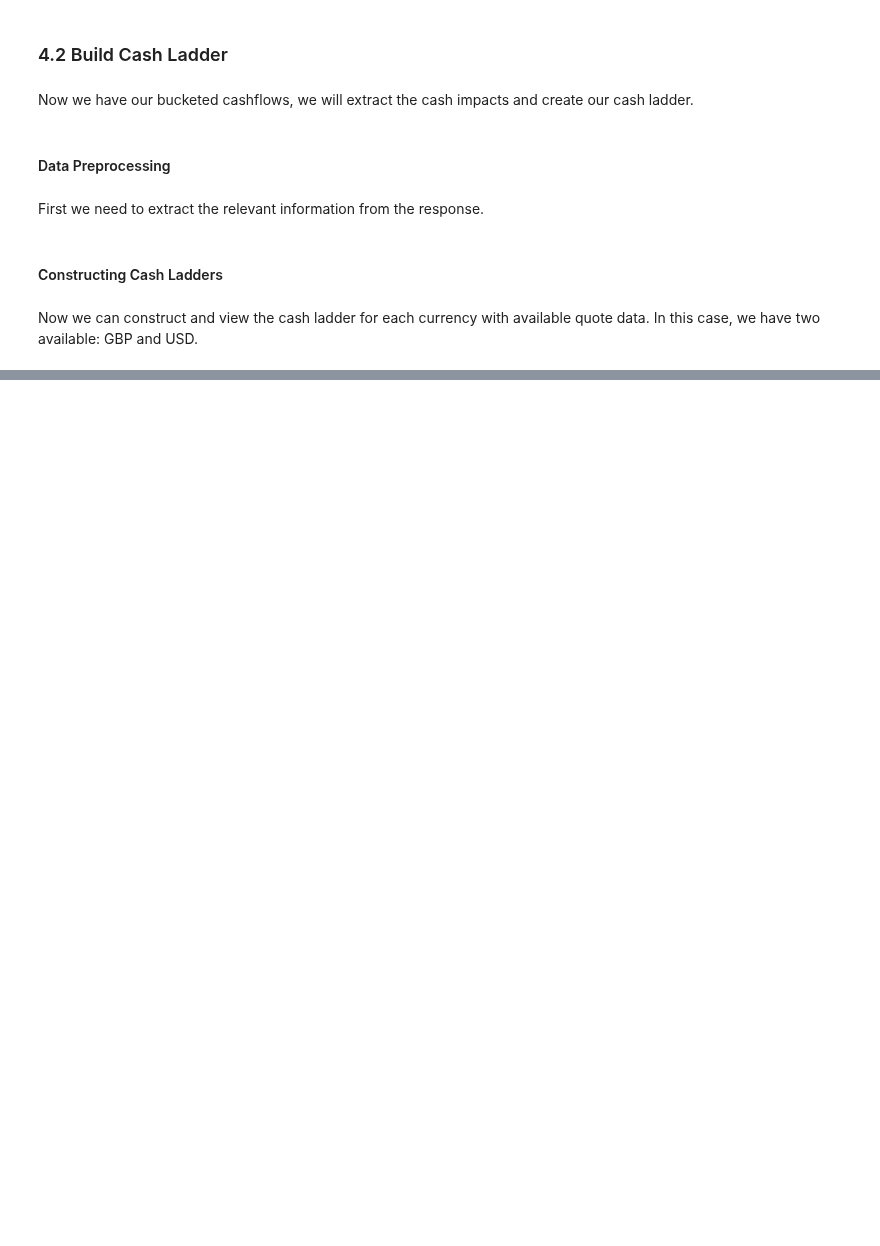
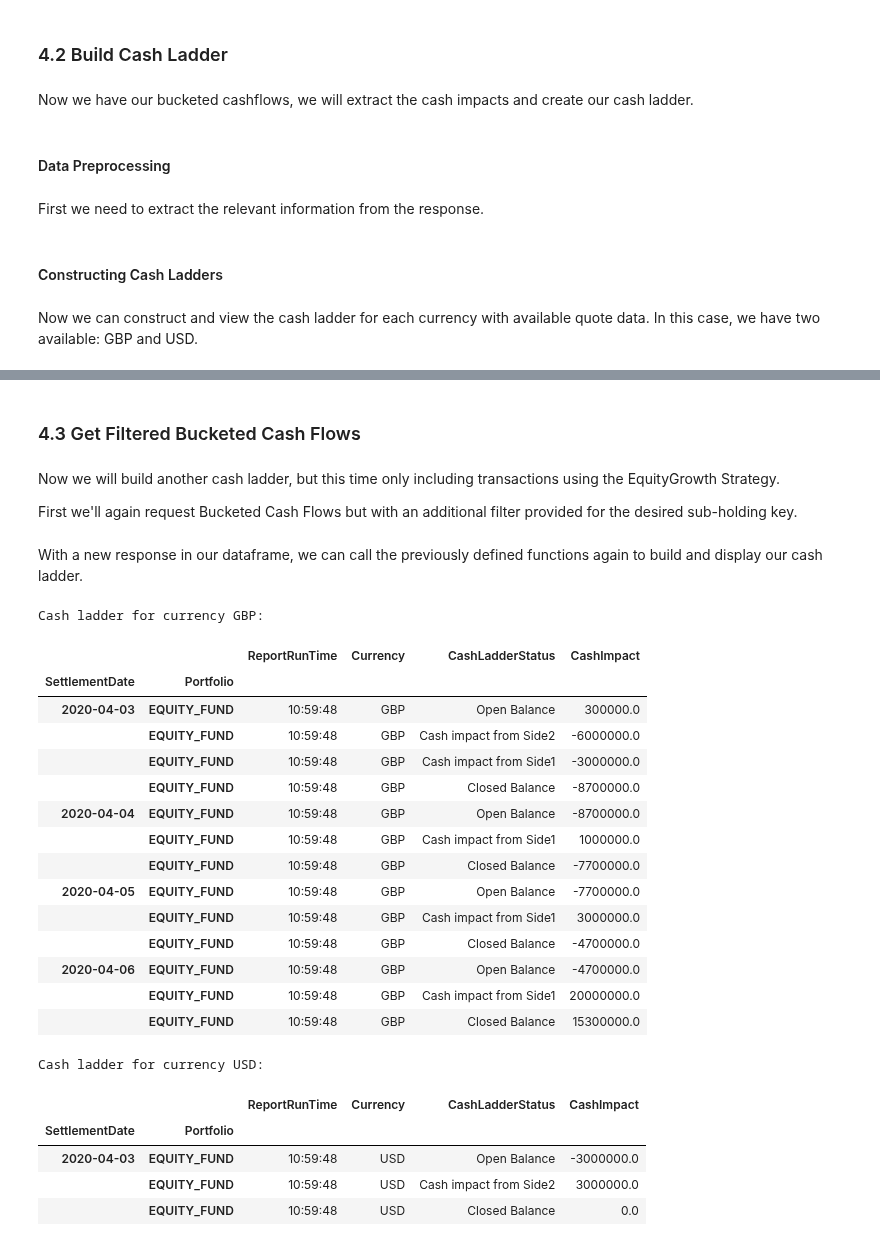
Before and after one commit to finbourne/sample-notebooks, a Jupyter notebook: examples/use-cases/cash-management/Cash ladder.ipynb, the cells around one changed output, grey strips where cells are left out. Drawn from its saved outputs; the diff is of its cells as text; code cells hidden in the pictures; blank space fills up the shorter version.

Commit message:
DF-303 Filter bucketed cashflows and cash ladder by subholding key (#758)
* Example of SHK filtering on Bucketed Cashflows

* Fixed output cell and catch exception

* PR feedback

```diff
--- a/examples/use-cases/cash-management/Cash ladder.ipynb
+++ b/examples/use-cases/cash-management/Cash ladder.ipynb
@@ -191,45 +245,42 @@ We will use the `GetBucketedCashFlows` API endpoint to acquire the data for our
 # %%
-# Set the star and end dates for our cash ladder
+# Set the start and end dates for our cash ladder
 start_date = datetime(year=2020, month=4, day=2, tzinfo=pytz.UTC)
 end_date = datetime(year=2020, month=4, day=10, tzinfo=pytz.UTC)
 
 # Create a string with the current time
-time_now = datetime.now().strftime("%H:%M:%S")
+time_now = datetime.utcnow().strftime("%H:%M:%S")
 
 # Create a request to get the bucketed cashflows
 bucket_response = transaction_portfolio_api.get_bucketed_cash_flows(
     scope=scope,
     code=portfolio_code,
-
     bucketed_cash_flow_request=models.BucketedCashFlowRequest(
         # When bucketing, there is not a unique way to allocate the bucket points. Supported options are: [RoundDown, RoundUp]
-        # See API documentation for reference: https://www.lusid.com/docs/api/#operation/GetBucketedCashFlows
         rounding_method="RoundDown",
-
         # List every day between our start and end dates
         bucketing_dates=[
             start_date + timedelta(days=x) for x in range((end_date - start_date).days)
         ],
-
         # Set the valuation recipe
         recipe_id=models.ResourceId(
             scope=scope,
             code=portfolio_code,
         ),
-
         # Group by date and currency
         group_by=["Valuation/CashFlowDate/RoundDown",
                   "Valuation/CashFlowCurrency"],
-
-        # Add several address for more information
+        # Add several addresses for more information
         addresses=[
-            "Valuation/CashFlowAmount", "Valuation/OpenBalance", "Valuation/CloseBalance", "Valuation/ActivityType", "Valuation/Movements"
+            "Valuation/CashFlowAmount",
+            "Valuation/OpenBalance",
+            "Valuation/CloseBalance",
+            "Valuation/ActivityType",
+            "Valuation/Movements",
         ],
-
         # Set effective date, cash flow type, and start window
         effective_at=start_date,
-        cash_flow_type="PortfolioCashFlow"
-    )
+        cash_flow_type="PortfolioCashFlow",
+    ),
 )
 # %% [markdown]
 ### 4.2 Build Cash Ladder
@@ -242,30 +293,34 @@ First we need to extract the relevant information from the response.
 # %%
 # Mapping function used to extract value and unit pairs from a 0D column
 def format_result0D_column(values: pd.Series):
-    return [(x['value'], x["units"]) for x in values]
+    return [(x["value"], x["units"]) for x in values]
 
 
 # Convert the response to a pandas dataframe
 data = pd.DataFrame.from_records(np.array(bucket_response.data))
 
 # Use the mapping function to format CashFlowAmount
-data["Append(Valuation/CashFlowAmount)"] = data["Append(Valuation/CashFlowAmount)"].map(format_result0D_column)
+data["Append(Valuation/CashFlowAmount)"] = data["Append(Valuation/CashFlowAmount)"].map(
+    format_result0D_column
+)
 
 # Group rows by currency
 data = data.groupby(["Valuation/CashFlowCurrency"], sort=False)
 
+
 # Define function to convert a dataframe row to a record
-
-
 def to_record(row):
-
     # We make use of the CashLadderRecord model
     return models.CashLadderRecord(
         effective_date=pd.to_datetime(row["Valuation/CashFlowDate/RoundDown"]),
         open=row["Valuation/OpenBalance"],
         close=row["Valuation/CloseBalance"],
-        activities=list(zip(row["Append(Valuation/Movements)"],
-                        row["Append(Valuation/CashFlowAmount)"])),
+        activities=list(
+            zip(
+                row["Append(Valuation/Movements)"],
+                row["Append(Valuation/CashFlowAmount)"],
+            )
+        ),
     )
 # %% [markdown]
 #### Constructing Cash Ladders
@@ -354,0 +420,6 @@ Cash ladder for currency GBP:
+# %% [markdown]
+### 4.3 Get Filtered Bucketed Cash Flows
+# %% [markdown]
+Now we will build another cash ladder, but this time only including transactions using the EquityGrowth Strategy.
+
+First we'll again request Bucketed Cash Flows but with an additional filter provided for the desired sub-holding key.
@@ -355 +478,28 @@ Cash ladder for currency GBP:
+# %% [markdown]
+With a new response in our dataframe, we can call the previously defined functions again to build and display our cash ladder.
+# %%
+construct_cash_ladder(data)
+# %% [output]
+Cash ladder for currency GBP:
+|  |  | ReportRunTime | Currency | CashLadderStatus | CashImpact |
+| SettlementDate | Portfolio |  |  |  |  |
+| 2020-04-03 | EQUITY_FUND | 10:59:48 | GBP | Open Balance | 300000.0 |
+|  | EQUITY_FUND | 10:59:48 | GBP | Cash impact from Side2 | -6000000.0 |
+|  | EQUITY_FUND | 10:59:48 | GBP | Cash impact from Side1 | -3000000.0 |
+|  | EQUITY_FUND | 10:59:48 | GBP | Closed Balance | -8700000.0 |
+| 2020-04-04 | EQUITY_FUND | 10:59:48 | GBP | Open Balance | -8700000.0 |
+|  | EQUITY_FUND | 10:59:48 | GBP | Cash impact from Side1 | 1000000.0 |
+|  | EQUITY_FUND | 10:59:48 | GBP | Closed Balance | -7700000.0 |
+| 2020-04-05 | EQUITY_FUND | 10:59:48 | GBP | Open Balance | -7700000.0 |
+|  | EQUITY_FUND | 10:59:48 | GBP | Cash impact from Side1 | 3000000.0 |
+|  | EQUITY_FUND | 10:59:48 | GBP | Closed Balance | -4700000.0 |
+| 2020-04-06 | EQUITY_FUND | 10:59:48 | GBP | Open Balance | -4700000.0 |
+|  | EQUITY_FUND | 10:59:48 | GBP | Cash impact from Side1 | 20000000.0 |
+|  | EQUITY_FUND | 10:59:48 | GBP | Closed Balance | 15300000.0 |
+Cash ladder for currency USD:
+|  |  | ReportRunTime | Currency | CashLadderStatus | CashImpact |
+| SettlementDate | Portfolio |  |  |  |  |
+| 2020-04-03 | EQUITY_FUND | 10:59:48 | USD | Open Balance | -3000000.0 |
+|  | EQUITY_FUND | 10:59:48 | USD | Cash impact from Side2 | 3000000.0 |
+|  | EQUITY_FUND | 10:59:48 | USD | Closed Balance | 0.0 |
 # %%
```
Also changed, not shown: parts of 12 cells of this notebook, 3 other files.
